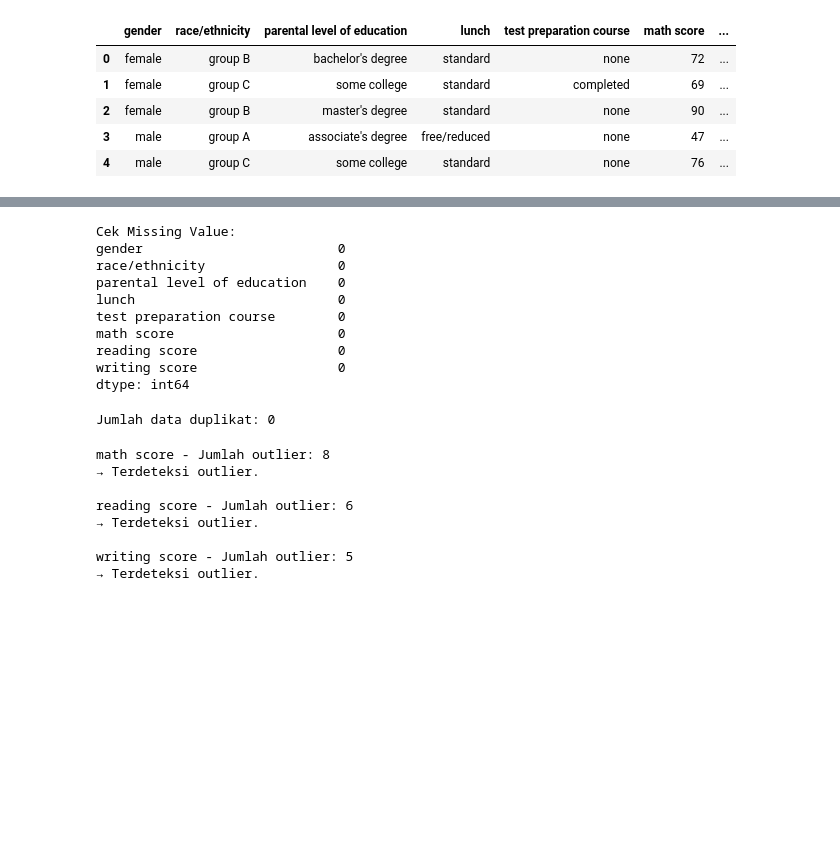
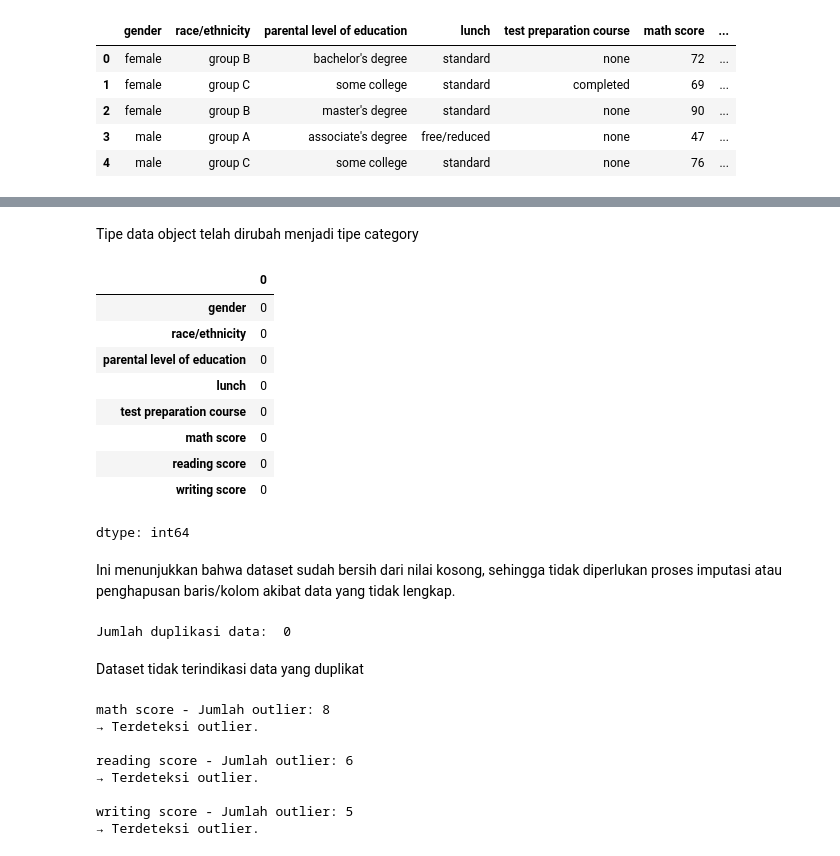
Before and after one commit to aditiaprabowo3/Eksperimen_SML_Aditia-Prabowo, a Jupyter notebook: preprocessing/Eksperimen_Aditia-Prabowo.ipynb, the cells around one changed output, grey strips where cells are left out. Saved outputs shown, nothing was run; the diff lists cells and outputs as text; code cells hidden in the pictures; blank space fills up the shorter version.

```diff
--- a/preprocessing/Eksperimen_Aditia-Prabowo.ipynb
+++ b/preprocessing/Eksperimen_Aditia-Prabowo.ipynb
@@ -64,24 +80,28 @@ memory usage: 62.6+ KB
+# %% [markdown]
+Tipe data object telah dirubah menjadi tipe category
 # %%
-# Mendeteksi missing value
-print("\nCek Missing Value:")
-print(df_student.isnull().sum())
+# Cek missing value
+df_student.isna().sum()
 # %% [output]
+|  | 0 |
+| gender | 0 |
+| race/ethnicity | 0 |
+| parental level of education | 0 |
+| lunch | 0 |
+| test preparation course | 0 |
+| math score | 0 |
+| reading score | 0 |
+| writing score | 0 |
-Cek Missing Value:
-gender                         0
-race/ethnicity                 0
-parental level of education    0
-lunch                          0
-test preparation course        0
-math score                     0
-reading score                  0
-writing score                  0
 dtype: int64
-# %%
-# Mendeteksi data duplikat
-duplicate_count = df_student.duplicated().sum()
-print(f"Jumlah data duplikat: {duplicate_count}")
-# %% [output]
-Jumlah data duplikat: 0
+# %% [markdown]
+Ini menunjukkan bahwa dataset sudah bersih dari nilai kosong, sehingga tidak diperlukan proses imputasi atau penghapusan baris/kolom akibat data yang tidak lengkap.
+# %%
+# Cek duplikasi data
+print("Jumlah duplikasi data: ", df_student.duplicated().sum())
+# %% [output]
+Jumlah duplikasi data:  0
+# %% [markdown]
+Dataset tidak terindikasi data yang duplikat
 # %%
 # Mendeteksi outlier dengan IQR
 def cek_outlier_iqr(df, column):
```
Also changed, not shown: parts of 29 cells of this notebook.
